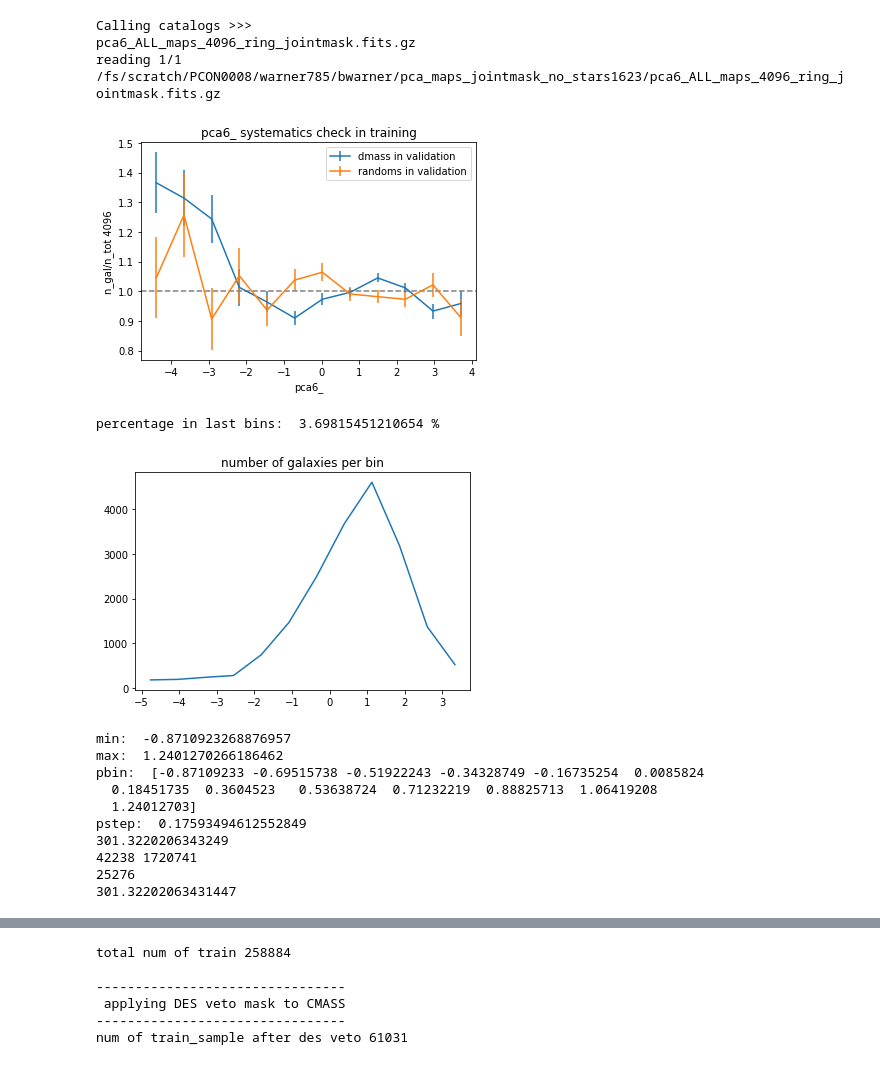
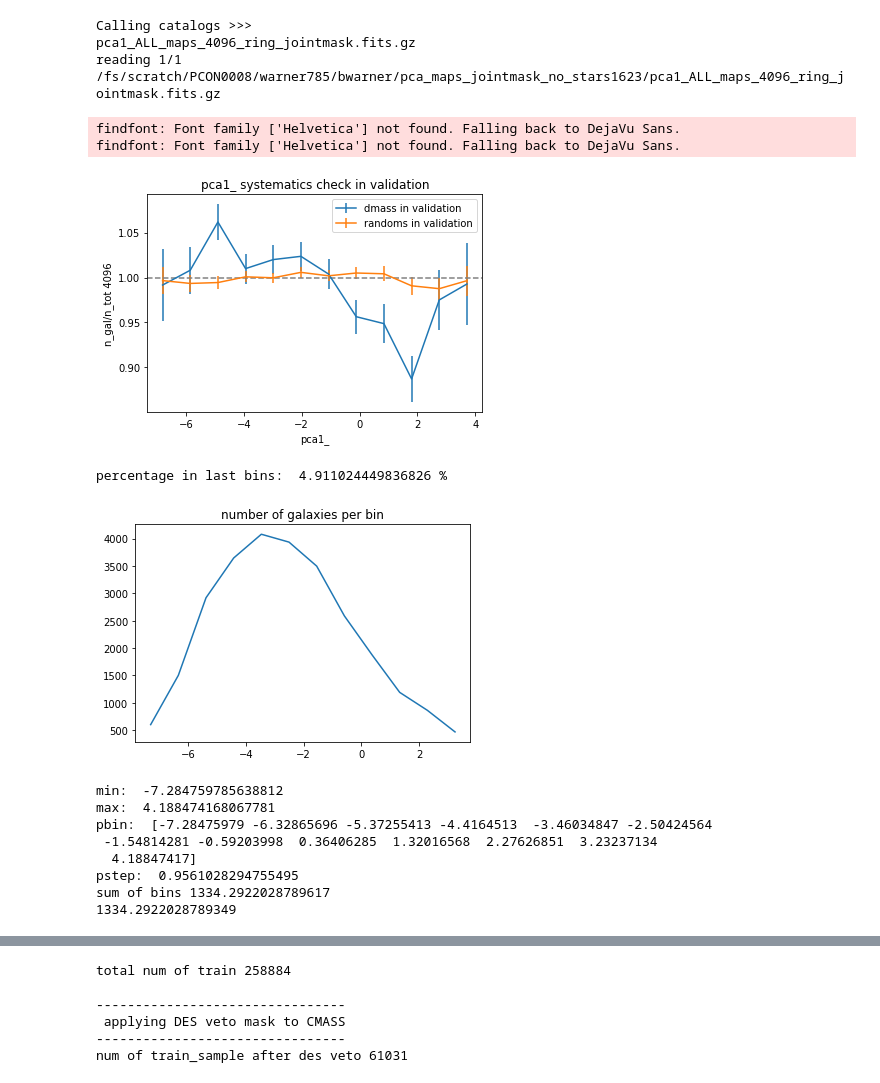
Before and after one commit to sujeong-lee/DMASS, a Jupyter notebook: code_py3/Singular_Systematic.ipynb, the cells around one changed output, grey strips where cells are left out. Drawn from its saved outputs; the diff is of its cells as text; code cells hidden in the pictures.

```diff
--- a/code_py3/Singular_Systematic.ipynb
+++ b/code_py3/Singular_Systematic.ipynb
@@ -173,7 +173,7 @@ def uniform_random_on_sphere(data, size = None ):
 
 # import DMASS in validation region
 #lens, randoms = calling_lens_catalog('/fs/scratch/PCON0003/warner785/bwarner/dmass_y1_public_v1.fits')
-dmass_val, randoms = calling_lens_catalog('../output/test/train_cat/y3/dmass_st82_DET200_TRAIN.fits')
+dmass_val, randoms = calling_lens_catalog('../output/test/train_cat/y3/dmass_st82_DET200_VAL.fits')
 # ('../output/test/train_cat/y3/dmass_st82_DET200_final.fits')
 
 random_val = uniform_random_on_sphere(dmass_val, size = 10*int(np.sum(dmass_val['WEIGHT']))) #larger size of randoms
@@ -214,14 +214,15 @@ def cutPCA(sysMap):
 
     sysMap = keepGoodRegion(sysMap)
 
-#    mask4 =(sysMap['RA']>18)&(sysMap['RA']<43)
-#    mask4 = mask4 & (sysMap['DEC']>-10) & (sysMap['DEC']<10)
-#    sysMap = sysMap[mask4]
+# for validation region
+    mask4 =(sysMap['RA']>18)&(sysMap['RA']<43)
+    mask4 = mask4 & (sysMap['DEC']>-10) & (sysMap['DEC']<10)
+    sysMap = sysMap[mask4]
 
  # for training region
-    mask = (sysMap['RA']>310) & (sysMap['RA']<360)|(sysMap['RA']<7)
-    mask = mask & (sysMap['DEC']>-10) & (sysMap['DEC']<10)
-    sysMap = sysMap[mask]
+    #mask = (sysMap['RA']>310) & (sysMap['RA']<360)|(sysMap['RA']<7)
+    #mask = mask & (sysMap['DEC']>-10) & (sysMap['DEC']<10)
+    #sysMap = sysMap[mask]
 
     return sysMap
 
@@ -559,7 +567,7 @@ trend = []
 # %%
 input_path = '/fs/scratch/PCON0008/warner785/bwarner/pca_maps_jointmask_no_stars1623/'
 #y3/band_z/
-input_keyword = 'pca6_'
+input_keyword = 'pca1_'
 sysMap = io.SearchAndCallFits(path = input_path, keyword = input_keyword)
 
 path = '/fs/scratch/PCON0008/warner785/bwarner/'
@@ -577,39 +585,43 @@ index_mask = np.argsort(dmass_val)
 dmass_chron = dmass_val[index_mask] # ordered by hpix values
 dmass_chron['HPIX_4096'] = hp.nest2ring(4096, dmass_chron['HPIX_4096'])
 
-h_ran = fitsio.read('../output/test/train_cat/y3/'+input_keyword+'h_ran_train.fits')
-norm_number_density_ran = fitsio.read('../output/test/train_cat/y3/'+input_keyword+'norm_ran_train.fits')
-fracerr_ran_norm = fitsio.read('../output/test/train_cat/y3/'+input_keyword+'fracerr_ran_train.fits')
+#out = '../output/test/train_cat/y3/'
+out = '/fs/scratch/PCON0008/warner785/bwarner/'
+h_ran = fitsio.read(out+input_keyword+'h_ran_val_lin2.fits')
+norm_number_density_ran = fitsio.read(out+input_keyword+'norm_ran_val_lin2.fits')
+fracerr_ran_norm = fitsio.read(out+input_keyword+'fracerr_ran_val_lin2.fits')
 
 h, sysval_gal, pedge1 = number_gal(sysMap, dmass_chron, sys_weights = False)
 area = area_pixels(sysMap, fracDet)
 pcenter, norm_number_density, fracerr_norm = number_density(sysMap, h, area)
 # %% [output]
 Calling catalogs >>>
-pca6_ALL_maps_4096_ring_jointmask.fits.gz
-reading 1/1 /fs/scratch/PCON0008/warner785/bwarner/pca_maps_jointmask_no_stars1623/pca6_ALL_maps_4096_ring_jointmask.fits.gz
+pca1_ALL_maps_4096_ring_jointmask.fits.gz
+reading 1/1 /fs/scratch/PCON0008/warner785/bwarner/pca_maps_jointmask_no_stars1623/pca1_ALL_maps_4096_ring_jointmask.fits.gz
 # %%
 #plotting:
 
 fig, ax = plt.subplots()
 ax.errorbar( pcenter, norm_number_density, yerr=fracerr_norm, label = "dmass in validation")
 ax.errorbar( pcenter, norm_number_density_ran, yerr=fracerr_ran_norm, label = "randoms in validation")
 plt.legend()
 xlabel = input_keyword
 plt.xlabel(xlabel)
 plt.ylabel("n_gal/n_tot 4096")
 #plt.ylim(top=1.2)  # adjust the top leaving bottom unchanged
 #plt.ylim(bottom=0.85)
 plt.axhline(y=1, color='grey', linestyle='--')
 #    plt.title(xlabel+' systematic check')
 if sys_weights == True:
-    plt.title(xlabel+' sys weights applied in training')
-    fig.savefig(xlabel+'sys_applied_train.pdf')
+    plt.title(xlabel+' sys weights applied in validation')
+    fig.savefig(xlabel+'sys_applied_val.pdf')
 else:
-    plt.title(xlabel+' systematics check in training')
-    fig.savefig(xlabel+'sys_check_train.pdf')
+    plt.title(xlabel+' systematics check in validation')
+    fig.savefig(xlabel+'sys_check_val.pdf')
 # %% [output]
+findfont: Font family ['Helvetica'] not found. Falling back to DejaVu Sans.
+findfont: Font family ['Helvetica'] not found. Falling back to DejaVu Sans.
-[figure, old version]
+[figure, new version]
 # %%
 # truncating the data that goes against the trend-- if data is small enough to neglect
 #print(h)
@@ -635,10 +647,10 @@ sum_h = np.sum(h)
 #ax.legend(chi2_reduced)
 plt.title('number of galaxies per bin')
 
-print("percentage in last bins: ", ((h[1]+h[2]+h[3])/np.sum(h))*100, "%") #h[10]+
+print("percentage in last bins: ", ((h[10]+h[11])/np.sum(h))*100, "%") #h[10]+
 # %% [output]
-percentage in last bins:  3.69815451210654 %
+percentage in last bins:  4.911024449836826 %
-[figure, old version]
+[figure, new version]
 # %%
 #??ax.hist
 # %%
@@ -654,19 +666,19 @@ pcenter = pbin[:-1] + pstep/2
 pedge = pbin[:-1] + pstep
 #print(pedge1)
 
-print(h[11])
+print("sum of bins", h[10]+h[11])
 #cut_region = sysval_gal[sysval_gal >= pedge1[10]]
 # pick edge of bin rather than center
 #print(cut_region.size)
 
 #want to compare the sum of dmass_chron[“WEIGHT”] in this region:
-mask1 = sysval_gal > pedge1[11]
+mask1 = sysval_gal > pedge1[10]
 mask2 = sysval_gal != hp.UNSEEN
-print(np.sum(mask1),np.sum(mask2))
+#print(np.sum(mask1),np.sum(mask2))
 mask3 = sysval_gal < maximum
 mask4 = sysval_gal > minimum
 mask_tot = mask1&mask2&mask3&mask4
-print(np.sum(mask_tot))
+#print(np.sum(mask_tot))
 cut_dmass = dmass_chron[mask_tot]
 cut_sum = sum(cut_dmass['WEIGHT'])
 
@@ -678,14 +690,12 @@ print(cut_sum)
 # In the histogram, each bin is the sum of the weights
 # sum the weights of objects with systematic above bin10: it will match
 # %% [output]
-min:  -0.8710923268876957
-max:  1.2401270266186462
-pbin:  [-0.87109233 -0.69515738 -0.51922243 -0.34328749 -0.16735254  0.0085824
-  0.18451735  0.3604523   0.53638724  0.71232219  0.88825713  1.06419208
-  1.24012703]
-pstep:  0.17593494612552849
-301.3220206343249
-42238 1720741
-25276
-301.32202063431447
+min:  -7.284759785638812
+max:  4.188474168067781
+pbin:  [-7.28475979 -6.32865696 -5.37255413 -4.4164513  -3.46034847 -2.50424564
+ -1.54814281 -0.59203998  0.36406285  1.32016568  2.27626851  3.23237134
+  4.18847417]
+pstep:  0.9561028294755495
+sum of bins 1334.2922028789617
+1334.2922028789349
 # %%
```
Also changed, not shown: parts of 19 cells of this notebook, 9 other files.
